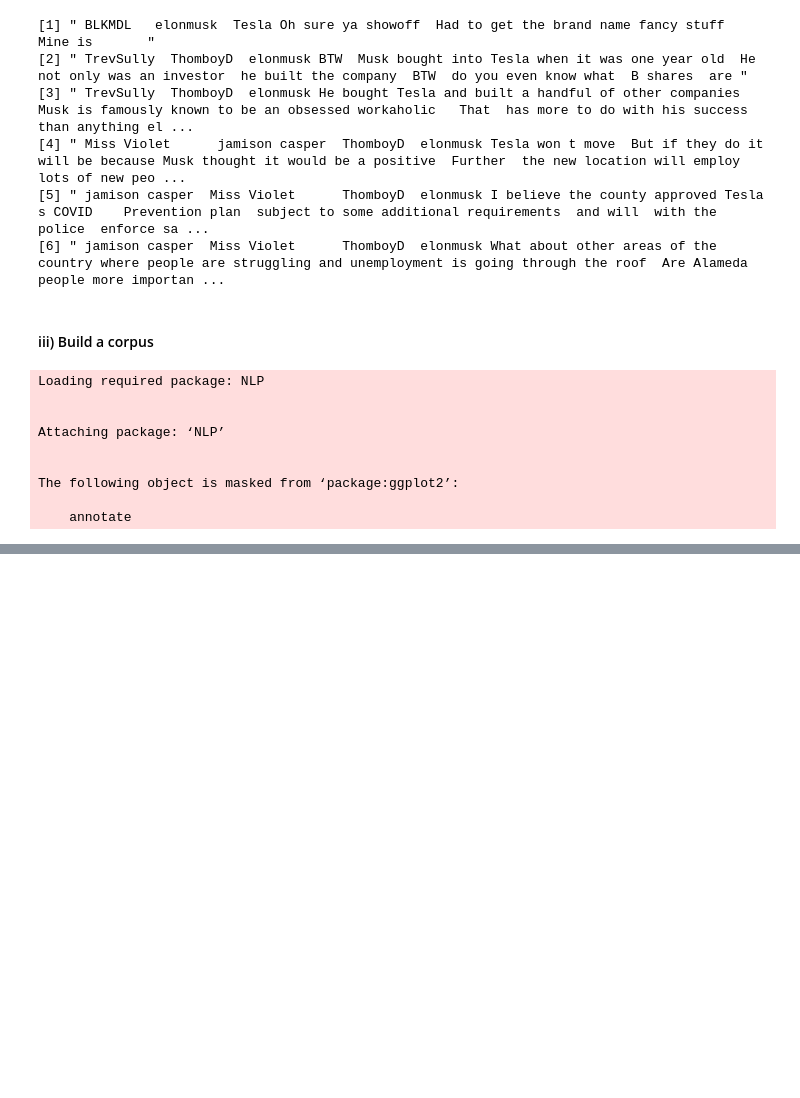
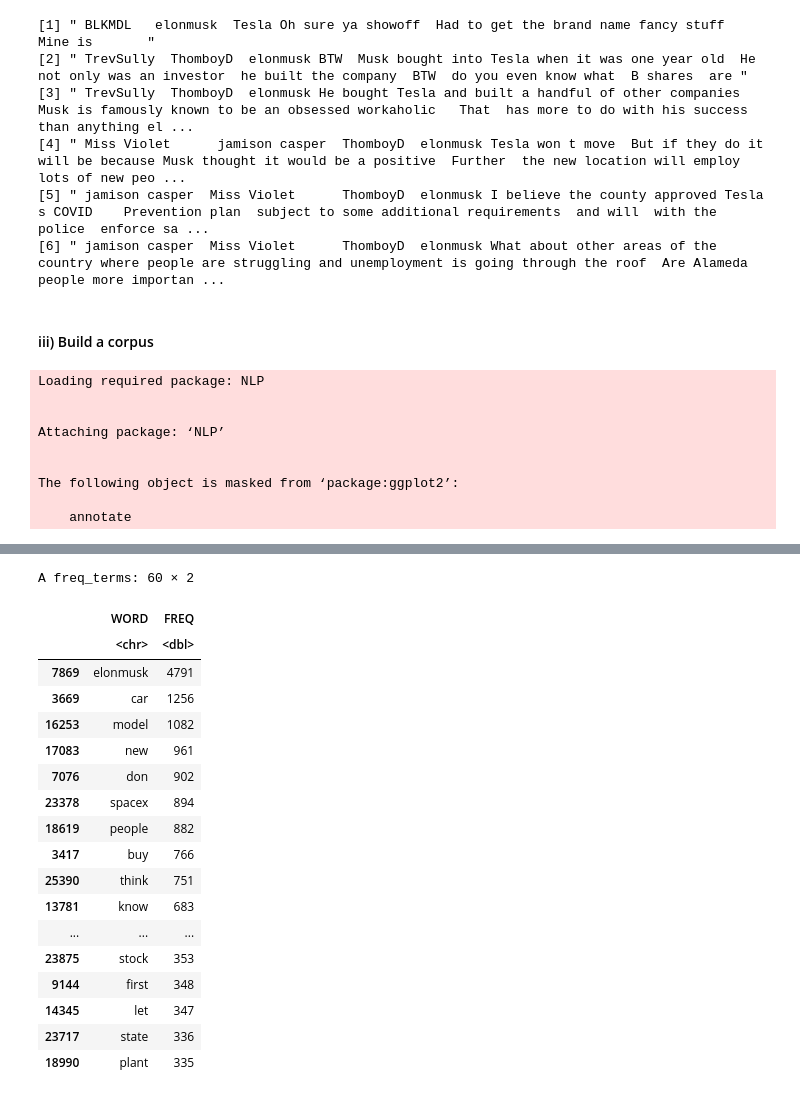
Before and after one commit to datacamp/Brand-Analysis-using-Social-Media-Data-in-R-Live-Training, a Jupyter notebook: notebooks/brand_analysis_solution.ipynb, the cells around one changed output, grey strips where cells are left out. Cells and saved outputs as stored; diff of their text form; code cells hidden in the pictures; blank space fills up the shorter version.

```diff
--- a/notebooks/brand_analysis_solution.ipynb
+++ b/notebooks/brand_analysis_solution.ipynb
@@ -411,0 +556,11 @@ The following object is masked from ‘package:ggplot2’:
+# %%
+# Create a vector of custom stop words
+custom_stopwds <- c("tesla", "s", "t", "will", "elon", "can", "like",
+				"just", "musk", "one", "m",  "get", "now", "cars", "amp",
+                "re", "go", "even", "via")
+# %%
+# Remove custom stop words and create a refined corpus
+corp_refined <- tm_map(twt_corpus_final,removeWords, custom_stopwds)
+
+# View the text corpus after removing custom stop words
+head(twt_corpus_final$content)
@@ -411,0 +576,26 @@ The following object is masked from ‘package:ggplot2’:
+# %%
+# Extract term frequencies for the top 60 words
+termfreq_clean <- freq_terms(corp_refined, 60)
+
+# View the output
+termfreq_clean
+# %% [output]
+A freq_terms: 60 × 2
+|  | WORD | FREQ |
+|  | <chr> | <dbl> |
+| 7869 | elonmusk | 4791 |
+| 3669 | car | 1256 |
+| 16253 | model | 1082 |
+| 17083 | new | 961 |
+| 7076 | don | 902 |
+| 23378 | spacex | 894 |
+| 18619 | people | 882 |
+| 3417 | buy | 766 |
+| 25390 | think | 751 |
+| 13781 | know | 683 |
+| ... | ... | ... |
+| 23875 | stock | 353 |
+| 9144 | first | 348 |
+| 14345 | let | 347 |
+| 23717 | state | 336 |
+| 18990 | plant | 335 |
```
Also changed, not shown: parts of 14 cells of this notebook.
